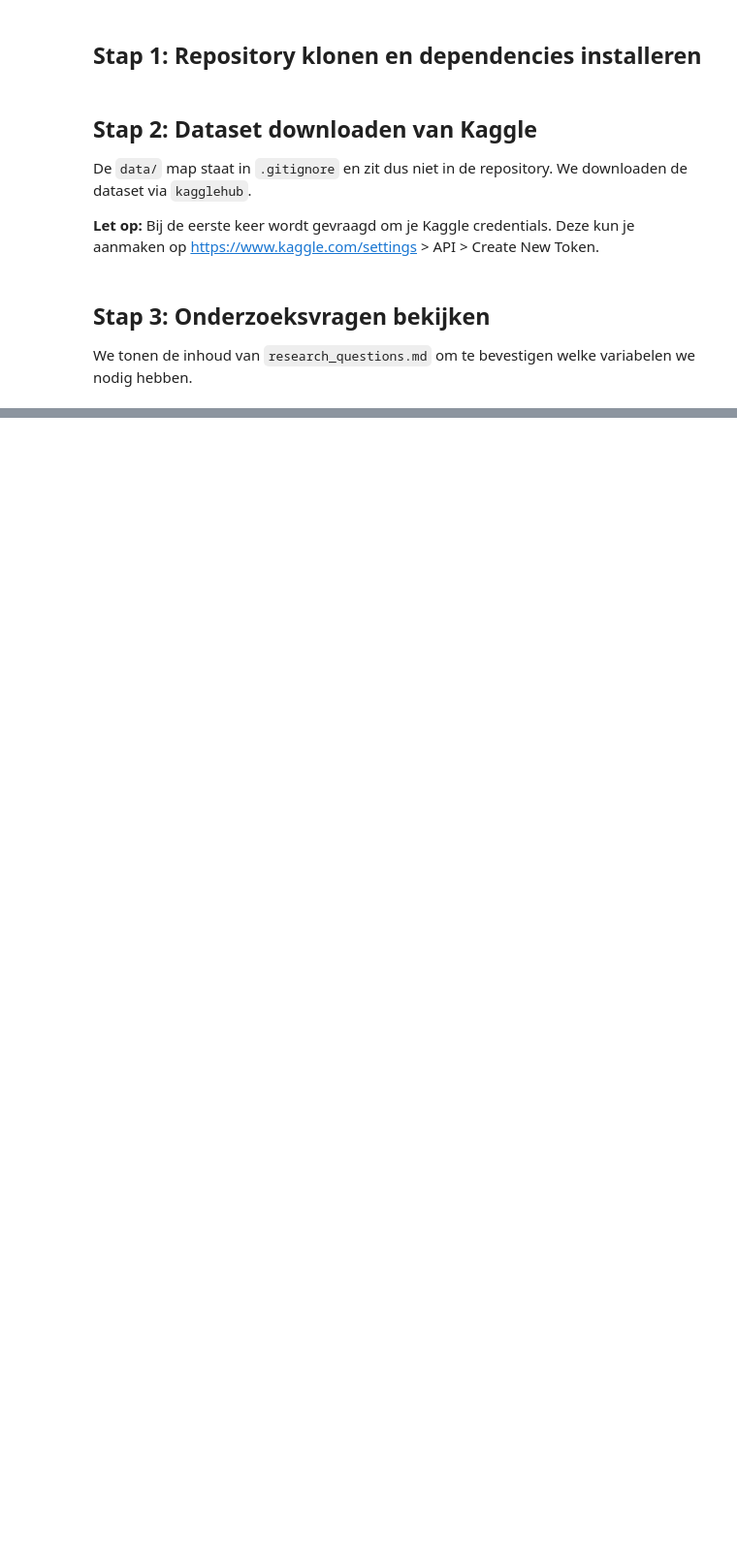
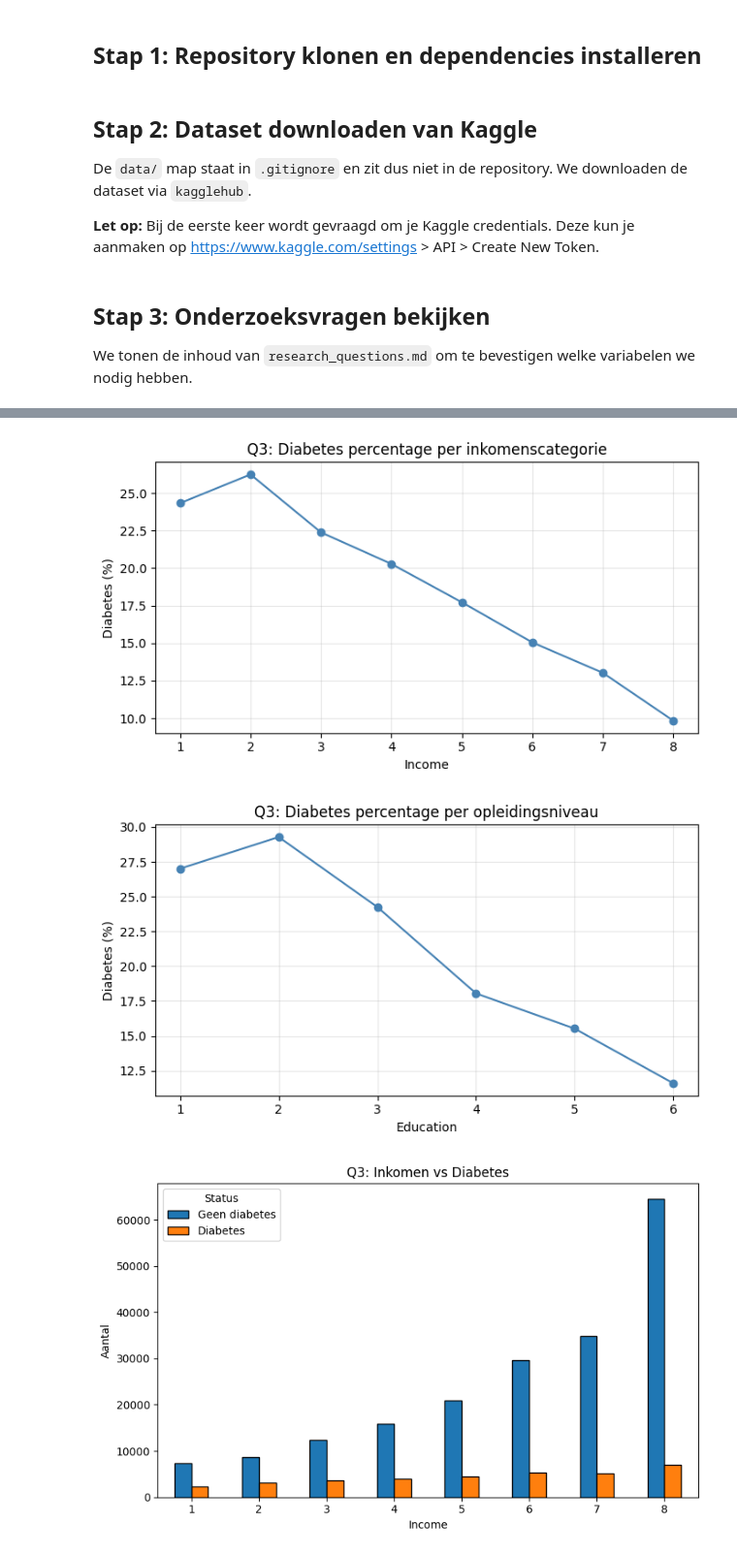
Before and after one commit to Pablo-Atanes/Minor-bigdata, a Jupyter notebook: colab_board_pablo_jasper (1).ipynb, the cells around one changed output, grey strips where cells are left out. Shown at 97% size. Drawn from its saved outputs; the diff is of its cells as text; code cells hidden in the pictures; blank space fills up the shorter version.

```diff
--- a/colab_board_pablo_jasper (1).ipynb
+++ b/colab_board_pablo_jasper (1).ipynb
@@ -147,0 +197,6 @@ display(q5.describe())
+# %%
+plot_q3(questions["q3_socioeconomic"])
+# %% [output]
+[figure, added]
+[figure, added]
+[figure, added]
```
Also changed, not shown: parts of 42 cells of this notebook, 3 other files.
